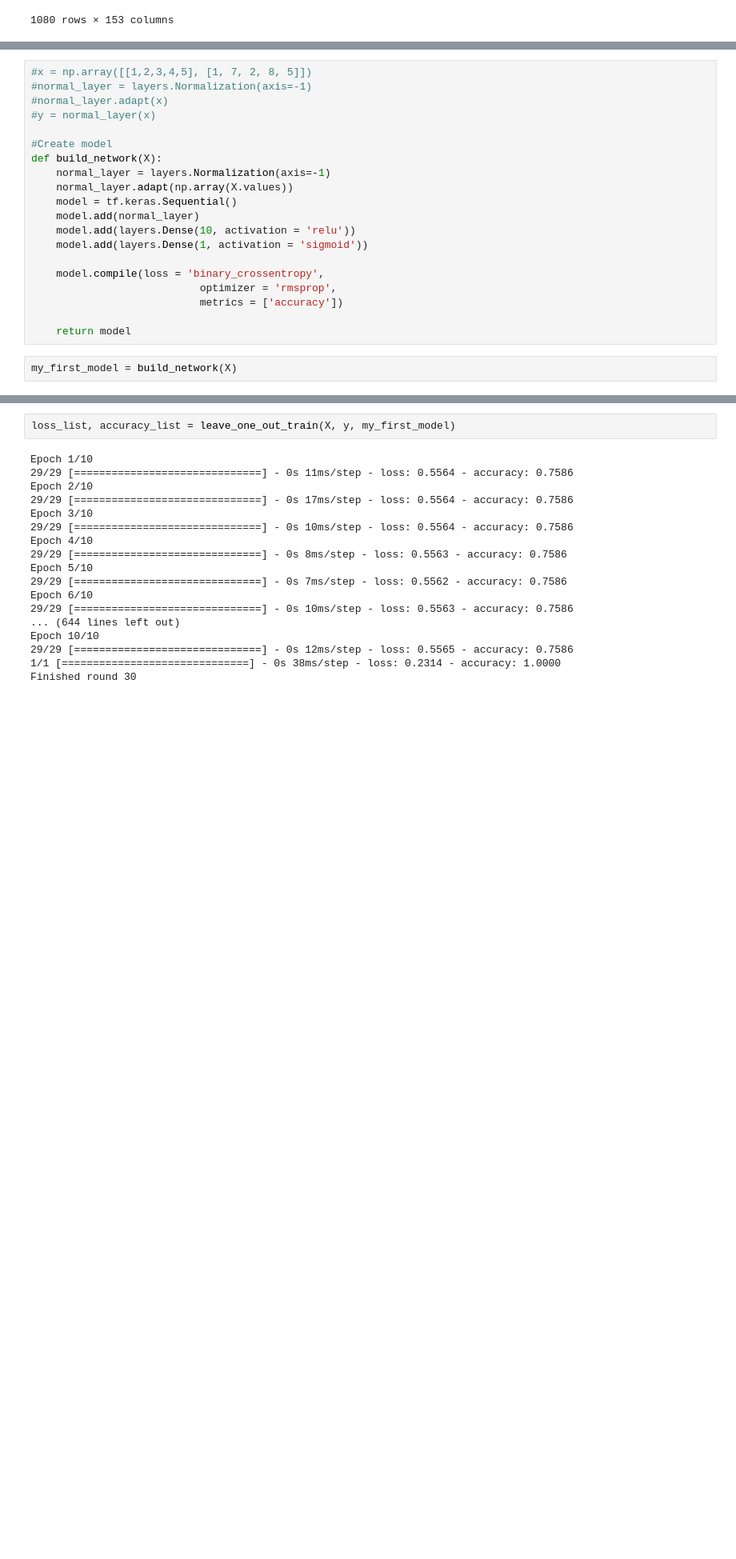
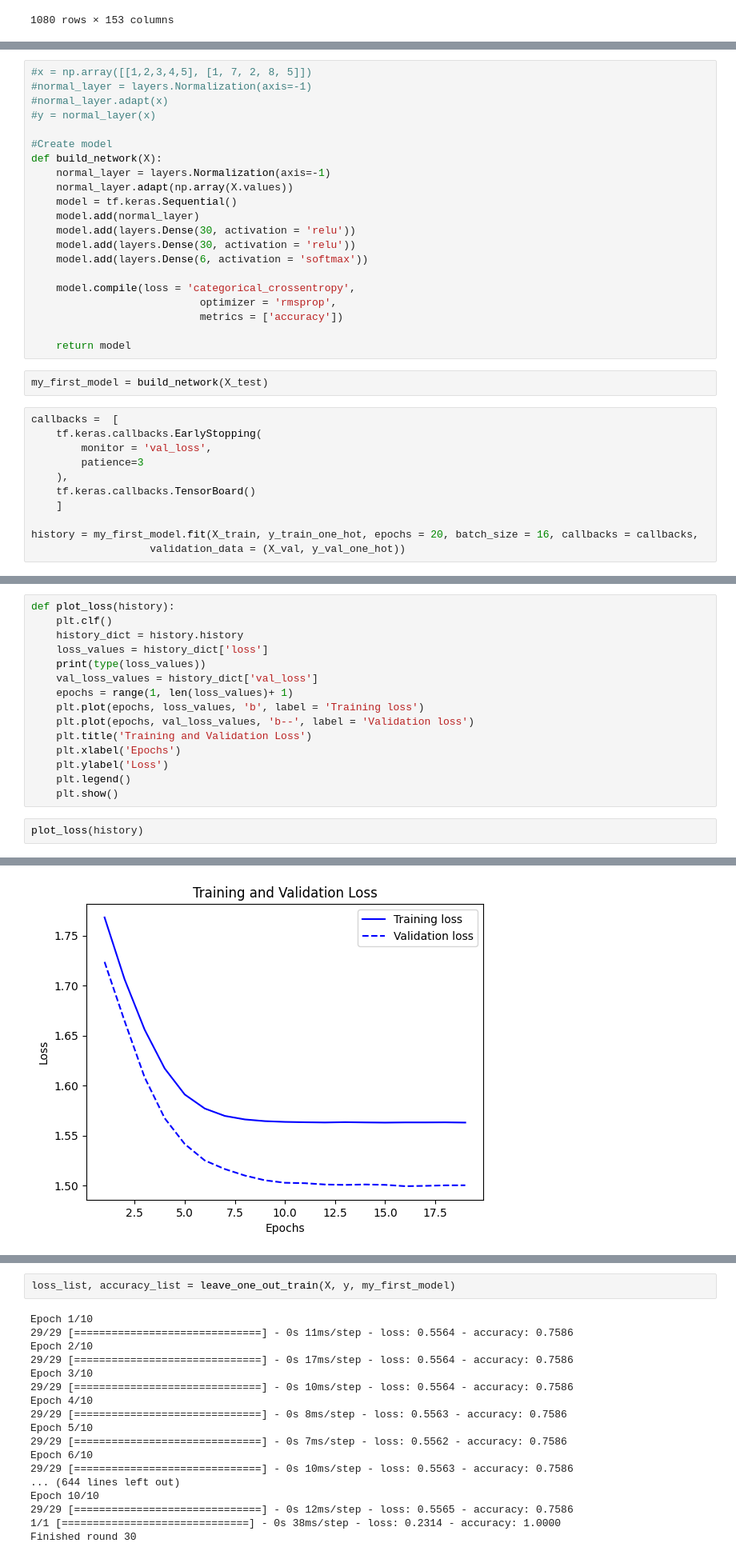
Before and after one commit to marissab15/ece5831-2024-final-project, a Jupyter notebook: qb_vs_rb_model.ipynb, the cells around one changed output, grey strips where cells are left out. Shown at 80% size. Saved outputs shown, nothing was run; the diff lists cells and outputs as text; blank space fills up the shorter version.

Commit message:
Model exists but is awful, will try some new stuff tomorrow

```diff
--- a/qb_vs_rb_model.ipynb
+++ b/qb_vs_rb_model.ipynb
@@ -199,13 +233,25 @@ def build_network(X):
     normal_layer.adapt(np.array(X.values))
     model = tf.keras.Sequential()
     model.add(normal_layer)
-    model.add(layers.Dense(10, activation = 'relu'))
-    model.add(layers.Dense(1, activation = 'sigmoid'))
+    model.add(layers.Dense(30, activation = 'relu'))
+    model.add(layers.Dense(30, activation = 'relu'))
+    model.add(layers.Dense(6, activation = 'softmax'))
 
-    model.compile(loss = 'binary_crossentropy',
+    model.compile(loss = 'categorical_crossentropy',
                            optimizer = 'rmsprop',
                            metrics = ['accuracy'])
 
     return model
 # %%
-my_first_model = build_network(X)
+my_first_model = build_network(X_test)
+# %%
+callbacks =  [
+    tf.keras.callbacks.EarlyStopping(
+        monitor = 'val_loss',
+        patience=3
+    ),
+    tf.keras.callbacks.TensorBoard()
+    ]
+
+history = my_first_model.fit(X_train, y_train_one_hot, epochs = 20, batch_size = 16, callbacks = callbacks,
+                   validation_data = (X_val, y_val_one_hot))
@@ -211,0 +284,18 @@ my_first_model = build_network(X)
+# %%
+def plot_loss(history):
+    plt.clf()
+    history_dict = history.history
+    loss_values = history_dict['loss']
+    print(type(loss_values))
+    val_loss_values = history_dict['val_loss']
+    epochs = range(1, len(loss_values)+ 1)
+    plt.plot(epochs, loss_values, 'b', label = 'Training loss')
+    plt.plot(epochs, val_loss_values, 'b--', label = 'Validation loss')
+    plt.title('Training and Validation Loss')
+    plt.xlabel('Epochs')
+    plt.ylabel('Loss')
+    plt.legend()
+    plt.show()
+# %%
+plot_loss(history)
+# %% [output]
@@ -211,0 +303 @@ my_first_model = build_network(X)
+[figure, added]
```
Also changed, not shown: parts of 19 cells of this notebook.
